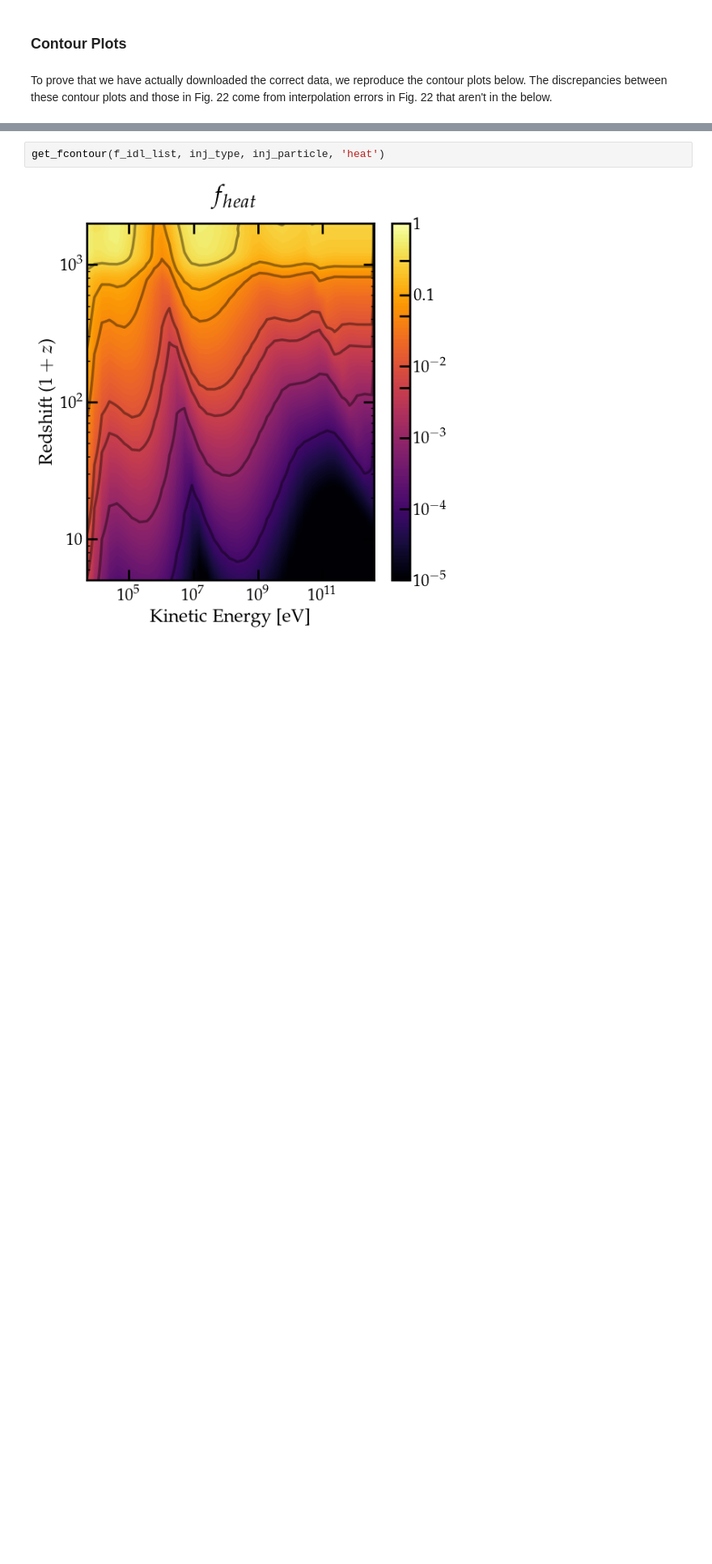
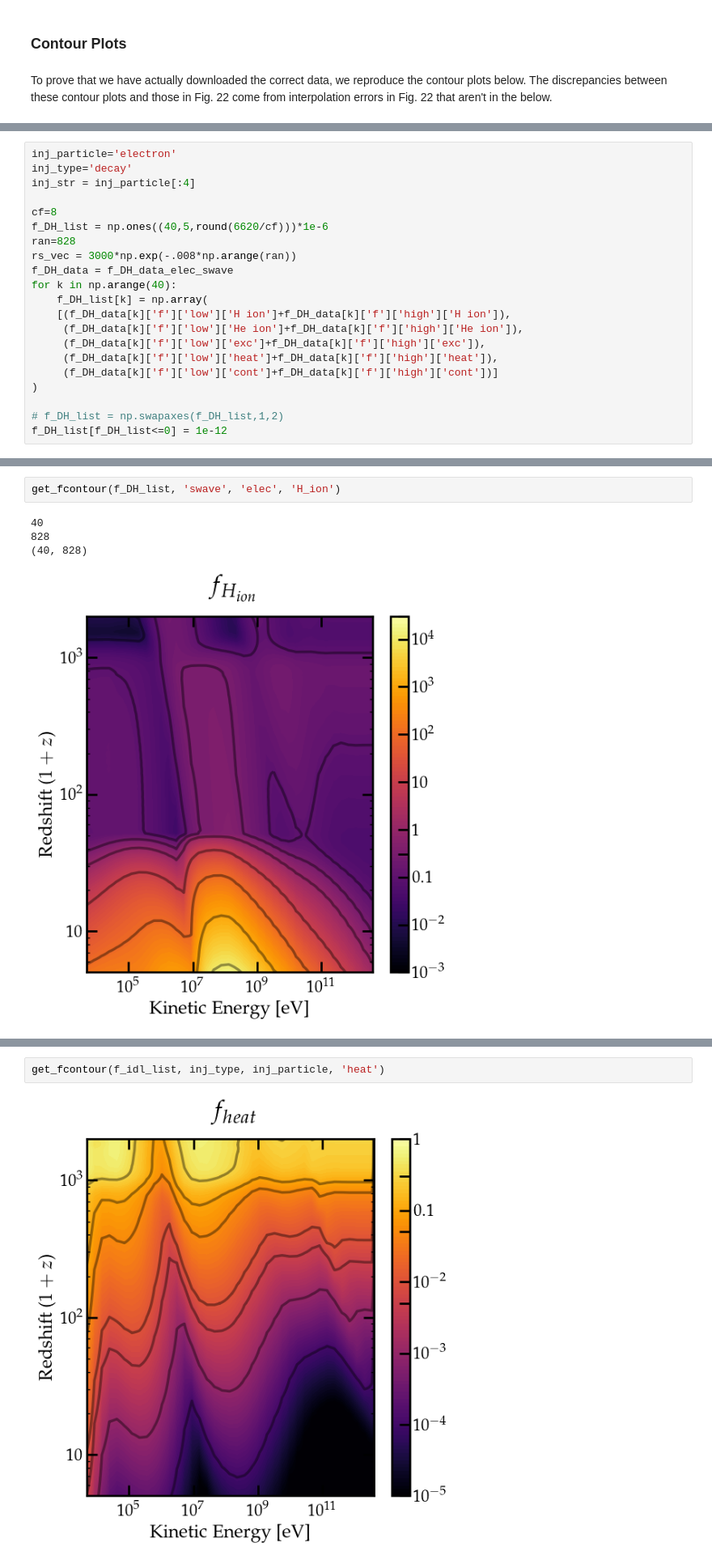
Before and after one commit to hongwanliu/DarkHistory, a Jupyter notebook: examples/Example13_Cross_Checks.ipynb, the cells around one changed output, grey strips where cells are left out. Shown at 81% size. Saved outputs shown, nothing was run; the diff lists cells and outputs as text; blank space fills up the shorter version.

Commit message:
cross-checking swave electrons

```diff
--- a/examples/Example13_Cross_Checks.ipynb
+++ b/examples/Example13_Cross_Checks.ipynb
@@ -157,0 +160,21 @@ To prove that we have actually downloaded the correct data, we reproduce the con
+# %%
+inj_particle='electron'
+inj_type='decay'
+inj_str = inj_particle[:4]
+
+cf=8
+f_DH_list = np.ones((40,5,round(6620/cf)))*1e-6
+ran=828
+rs_vec = 3000*np.exp(-.008*np.arange(ran))
+f_DH_data = f_DH_data_elec_swave
+for k in np.arange(40):
+    f_DH_list[k] = np.array(
+    [(f_DH_data[k]['f']['low']['H ion']+f_DH_data[k]['f']['high']['H ion']),
+     (f_DH_data[k]['f']['low']['He ion']+f_DH_data[k]['f']['high']['He ion']),
+     (f_DH_data[k]['f']['low']['exc']+f_DH_data[k]['f']['high']['exc']),
+     (f_DH_data[k]['f']['low']['heat']+f_DH_data[k]['f']['high']['heat']),
+     (f_DH_data[k]['f']['low']['cont']+f_DH_data[k]['f']['high']['cont'])]
+)
+
+# f_DH_list = np.swapaxes(f_DH_list,1,2)
+f_DH_list[f_DH_list<=0] = 1e-12
@@ -158,3 +273,10 @@ To prove that we have actually downloaded the correct data, we reproduce the con
+# %%
+get_fcontour(f_DH_list, 'swave', 'elec', 'H_ion')
+# %% [output]
+40
+828
+(40, 828)
+[figure, added]
 # %%
 def get_fcontour(f_input, inj_type, inj_particle, channel):
     f_for_plot = f_input.copy()
```
Also changed, not shown: parts of 16 cells of this notebook.
